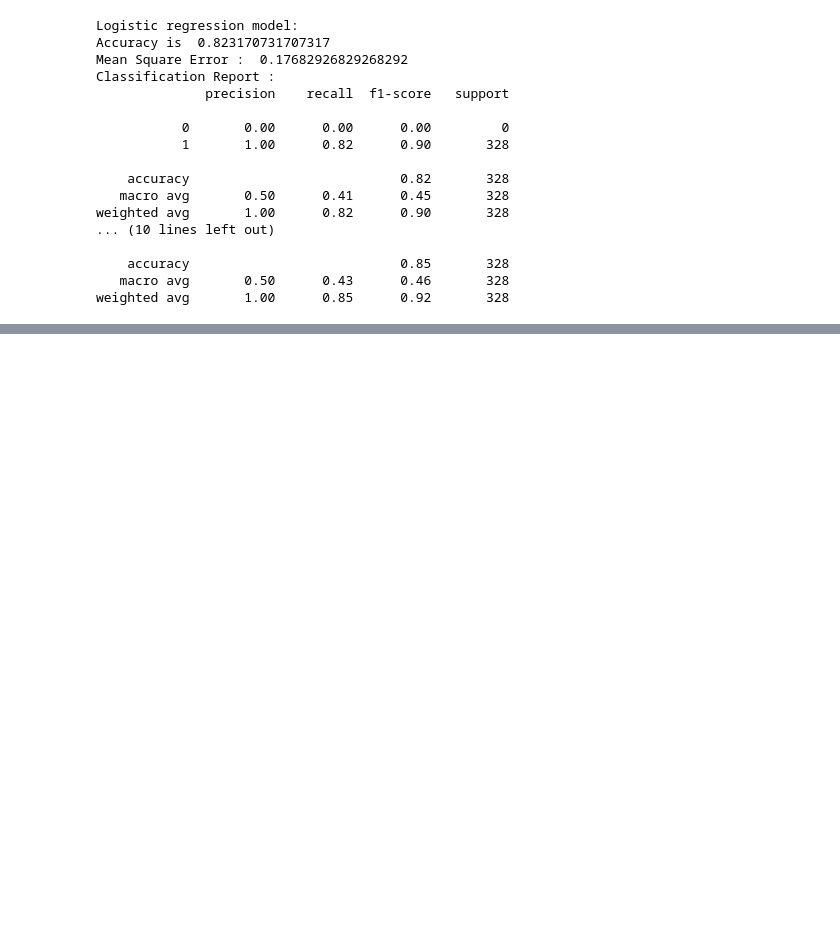
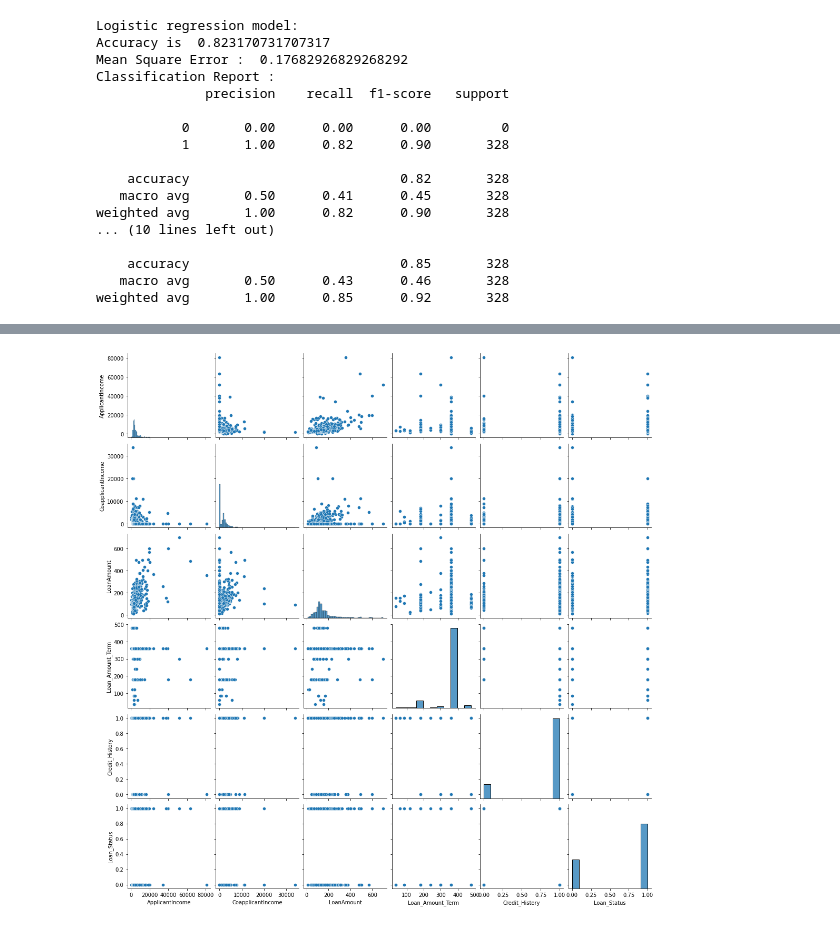
Before and after one commit to bwagle2021/ECS171-Loan-Prediction-Project, a Jupyter notebook: Project.ipynb, the cells around one changed output, grey strips where cells are left out. Cells and saved outputs as stored; diff of their text form; code cells hidden in the pictures; blank space fills up the shorter version.

```diff
--- a/Project.ipynb
+++ b/Project.ipynb
@@ -474,0 +497,5 @@ weighted avg       1.00      0.85      0.92       328
+# %%
+trainingDf['Loan_Status'] = y_encoder.transform(trainingDf['Loan_Status'])
+_ = sns.pairplot(trainingDf)
+# %% [output]
+[figure, added]
```
Also changed, not shown: parts of 7 cells of this notebook.
